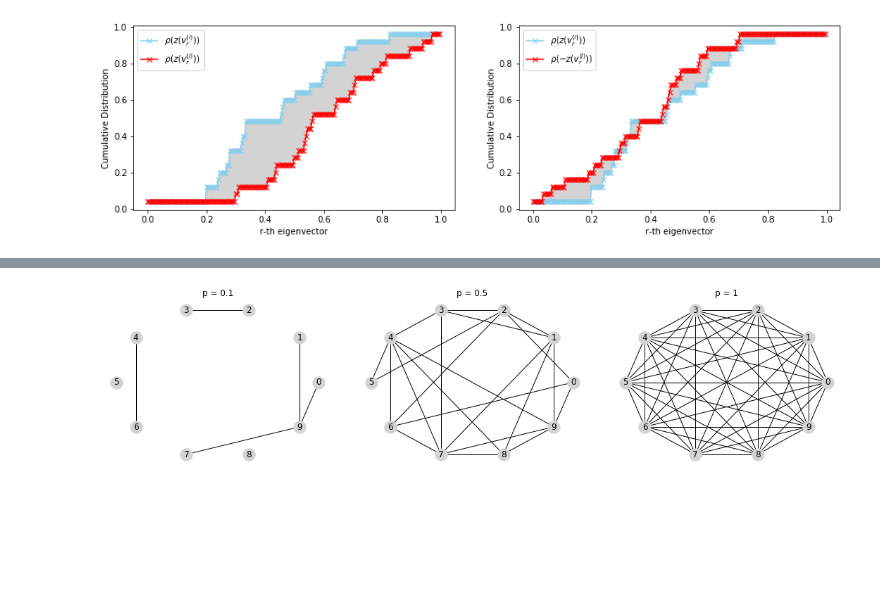
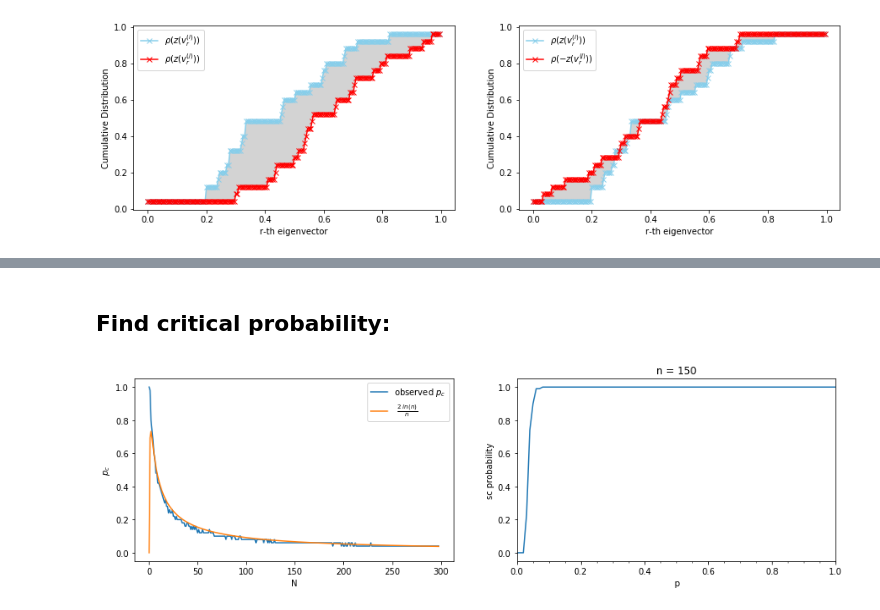
Before and after one commit to msarrias/graph-distance-for-complex-networks, a Jupyter notebook: 03-thesis-figures.ipynb, the cells around one changed output, grey strips where cells are left out. Drawn from its saved outputs; the diff is of its cells as text; code cells hidden in the pictures; blank space fills up the shorter version.

```diff
--- a/03-thesis-figures.ipynb
+++ b/03-thesis-figures.ipynb
@@ -136,15 +180,6 @@ plt.show()
-# %%
-p = [0.1,0.5,1]
-fig= plt.figure(figsize=(15, 4))
-for i in range(3):
-    plt.subplot(1, 3, i+1)
-    plt.tight_layout()
-    G=nx.erdos_renyi_graph(10, p[i], seed=1991)
-    pos = nx.circular_layout(G)
-    nx.draw_networkx(G,pos, node_color='lightgrey')
-    plt.axis('off')
-    plt.title('p = '+str(p[i]))
-plt.savefig('01-Figures/ER-models')
-plt.show()
-# %% [output]
-[figure, removed]
+# %% [markdown]
+## Find critical probability:
+# %%
+N = range(1, 300)
+c = 2
+critical_prob_func = [c * np.log(n) / n for n in N]
@@ -150,0 +202,35 @@ plt.show()
+# %%
+n = 150
+probabilities = np.linspace(0,1,100)
+replicates = 100
+tempi = {}
+for p in probabilities:
+    tempj = {}
+    for r in range(replicates):
+        g = erdos_renyi_graph(n, p)
+        tempj[r] = g.ER.is_connected()
+    ctr = Counter(tempj.values())
+    tempi[p] = [ctr, ctr[True]/replicates]
+# %%
+#Probability of having a single component for a ER model with
+# fixed n and different values of p.
+fig, axs = plt.subplots(1,2,figsize=(15,4))
+
+axs[0].plot(list(as_connected.values()), label = r'observed $p_c$')
+axs[0].plot(critical_prob_func, label = r' $\frac{2 \ ln(n)}{n}$')
+axs[0].set_xlabel('N')
+axs[0].set_ylabel(r'$p_c$')
+axs[0].legend()
+
+axs[1].plot(probabilities, [list(tempi.values())[i][1]
+                        for i in range(len(tempi.values()))])
+axs[1].xaxis.set_major_locator(MultipleLocator(0.20))
+axs[1].xaxis.set_minor_locator(MultipleLocator(0.05))
+axs[1].set_xlim(0,1)
+axs[1].set_xlabel('p')
+axs[1].set_ylabel('sc probability')
+axs[1].set_title(f'n = {n}')
+
+plt.show()
+# %% [output]
+[figure, added]
```
Also changed, not shown: parts of 17 cells of this notebook.
